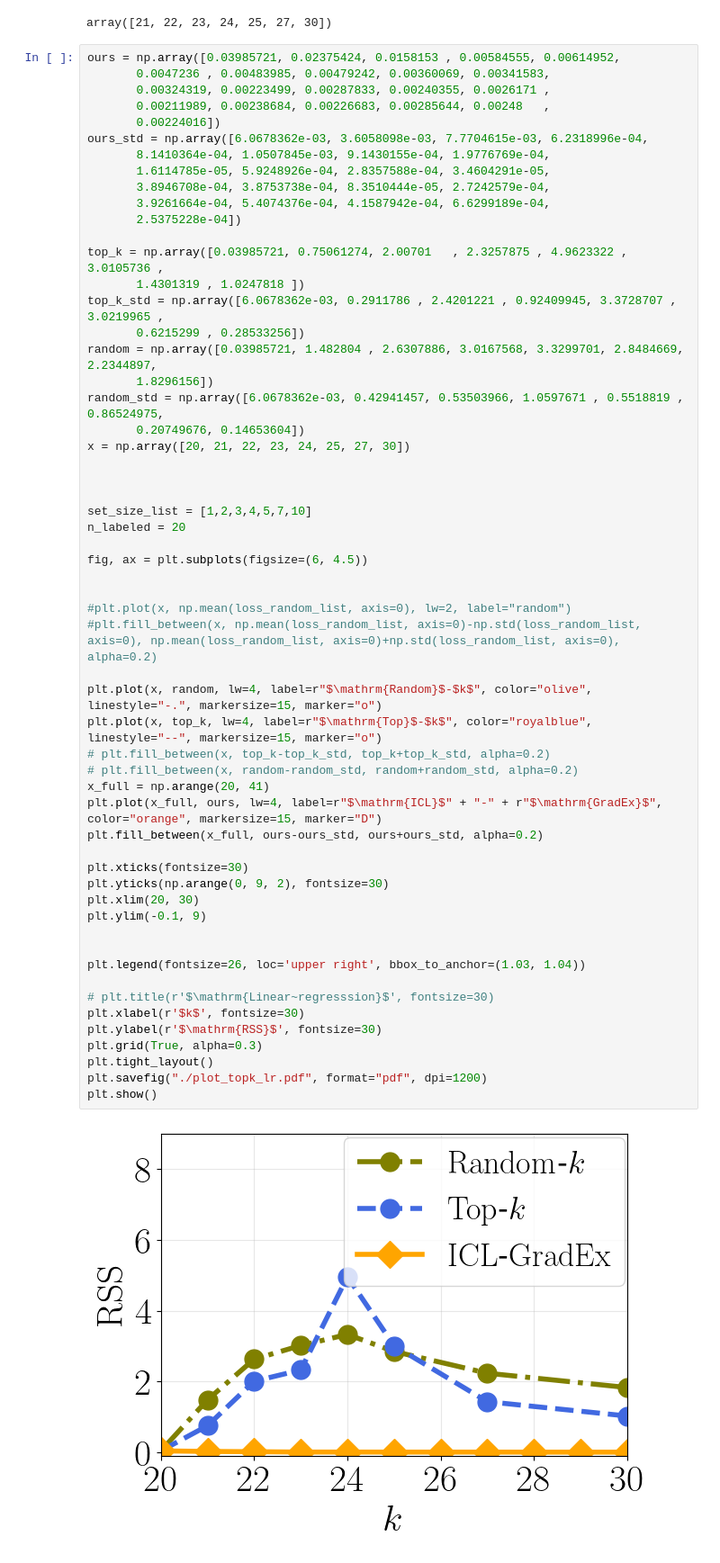
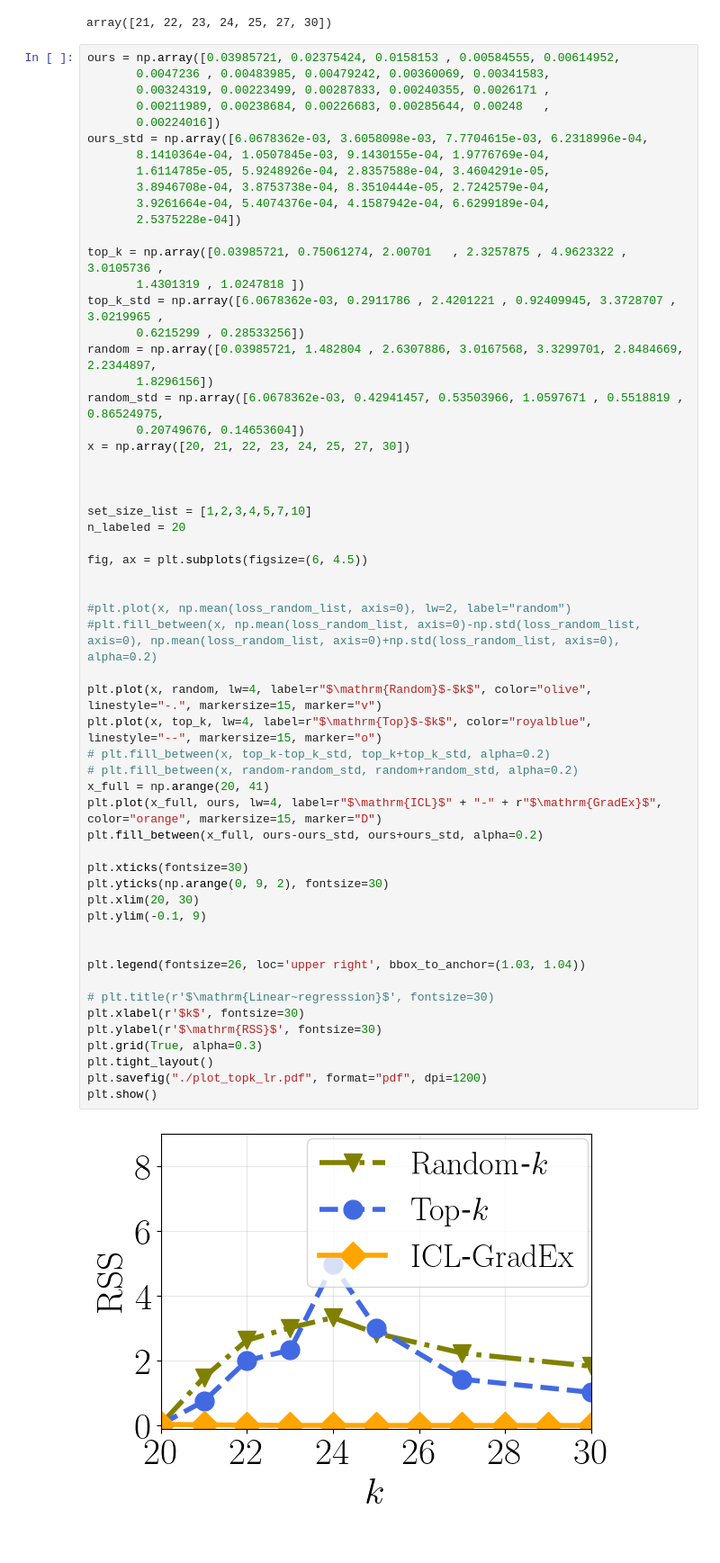
Before and after one commit to VirtuosoResearch/ICL-GradSel, a Jupyter notebook: in-context-learning/src/notebook/plot_topk.ipynb, the cells around one changed output. Shown: that part at 90% size. Saved outputs shown, nothing was run; the diff lists cells and outputs as text.

```diff
--- a/in-context-learning/src/notebook/plot_topk.ipynb
+++ b/in-context-learning/src/notebook/plot_topk.ipynb
@@ -57,32 +57,32 @@ n_labeled = 20
 
 fig, ax = plt.subplots(figsize=(6, 4.5))
 
 
 #plt.plot(x, np.mean(loss_random_list, axis=0), lw=2, label="random")
 #plt.fill_between(x, np.mean(loss_random_list, axis=0)-np.std(loss_random_list, axis=0), np.mean(loss_random_list, axis=0)+np.std(loss_random_list, axis=0), alpha=0.2)
 
-plt.plot(x, random, lw=4, label=r"$\mathrm{Random}$-$k$", color="olive", linestyle="-.", markersize=15, marker="o")
+plt.plot(x, random, lw=4, label=r"$\mathrm{Random}$-$k$", color="olive", linestyle="-.", markersize=15, marker="v")
 plt.plot(x, top_k, lw=4, label=r"$\mathrm{Top}$-$k$", color="royalblue",  linestyle="--", markersize=15, marker="o")
 # plt.fill_between(x, top_k-top_k_std, top_k+top_k_std, alpha=0.2)
 # plt.fill_between(x, random-random_std, random+random_std, alpha=0.2)
 x_full = np.arange(20, 41)
 plt.plot(x_full, ours, lw=4, label=r"$\mathrm{ICL}$" + "-" + r"$\mathrm{GradEx}$", color="orange", markersize=15, marker="D")
 plt.fill_between(x_full, ours-ours_std, ours+ours_std, alpha=0.2)
 
 plt.xticks(fontsize=30)
 plt.yticks(np.arange(0, 9, 2), fontsize=30)
 plt.xlim(20, 30)
 plt.ylim(-0.1, 9)
 
 
 plt.legend(fontsize=26, loc='upper right', bbox_to_anchor=(1.03, 1.04))
 
 # plt.title(r'$\mathrm{Linear~regresssion}$', fontsize=30)
 plt.xlabel(r'$k$', fontsize=30)
 plt.ylabel(r'$\mathrm{RSS}$', fontsize=30)
 plt.grid(True, alpha=0.3)
 plt.tight_layout()
 plt.savefig("./plot_topk_lr.pdf", format="pdf", dpi=1200)
 plt.show()
 # %% [output]
-[figure, old version]
+[figure, new version]
```
Also changed, not shown: 3 other files.
